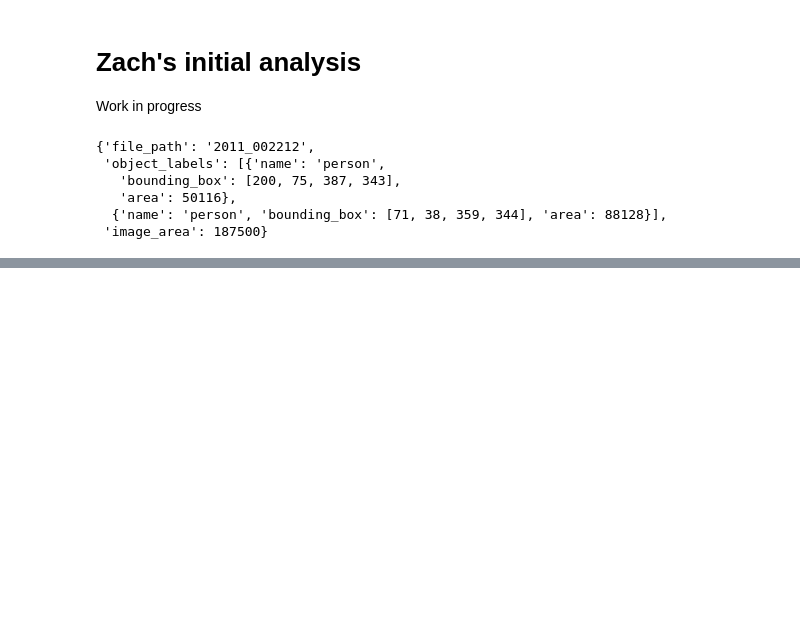
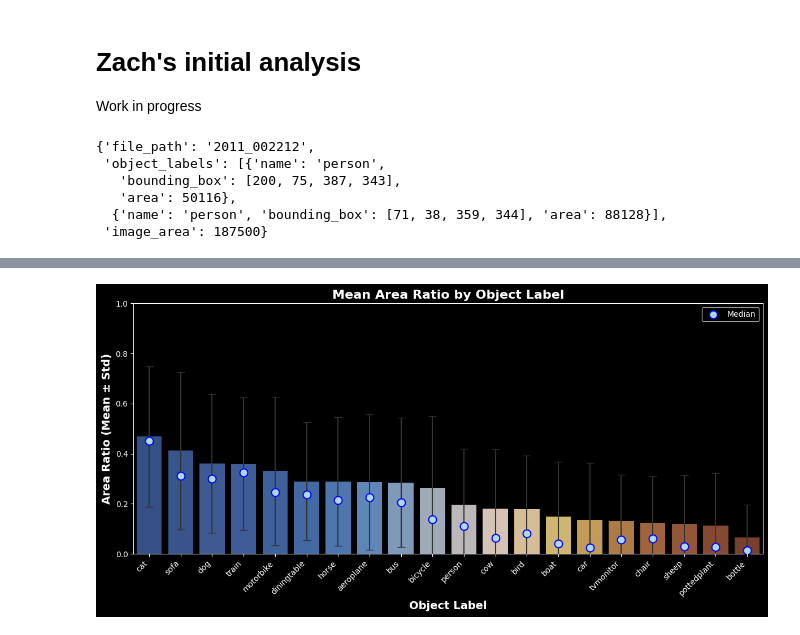
Before and after one commit to ZachParent/mai-object-recognition, a Jupyter notebook: practicals/p1/notes/0.3_dataset_analysis_2025-02-27.ipynb, the cells around one changed output, grey strips where cells are left out. Drawn from its saved outputs; the diff is of its cells as text; code cells hidden in the pictures; blank space fills up the shorter version.

Commit message:
add summary stats and plots

```diff
--- a/practicals/p1/notes/0.3_dataset_analysis_2025-02-27.ipynb
+++ b/practicals/p1/notes/0.3_dataset_analysis_2025-02-27.ipynb
@@ -112,0 +155,44 @@ First few rows:
+# %%
+import matplotlib.pyplot as plt
+from pypalettes import load_cmap
+
+sorted_stats = label_statistics.sort_values('mean_area_ratio', ascending=False)
+
+cmap = load_cmap('Alacena', cmap_type='continuous', reverse=True)
+colors = [cmap(i/len(sorted_stats)) for i in range(len(sorted_stats))]
+
+plt.figure(figsize=(12, 6))
+
+plt.bar(range(len(sorted_stats)),
+        sorted_stats['mean_area_ratio'],
+        yerr=sorted_stats['std_area_ratio'],
+        ecolor='#333333',
+        capsize=5,
+        color=colors)
+
+plt.xticks(range(len(sorted_stats)),
+           sorted_stats.index,
+           rotation=45,
+           ha='right')
+plt.xlabel('Object Label', fontsize=14, fontweight='bold')
+plt.ylabel('Area Ratio (Mean ± Std)', fontsize=14, fontweight='bold')
+plt.title('Mean Area Ratio by Object Label', fontsize=16, fontweight='bold')
+plt.scatter(range(len(sorted_stats)),
+           sorted_stats['median_area_ratio'],
+           marker='o',
+           color='lightblue',
+           edgecolor='blue',
+           linewidth=1.5,
+           s=100,
+           zorder=3,
+           label='Median')
+
+plt.xlim(-0.5, len(sorted_stats) - 0.5)
+plt.ylim(0, 1.0)
+plt.legend()
+
+
+plt.tight_layout()
+plt.show()
+# %% [output]
+[figure, added]
```
Also changed, not shown: parts of 2 cells of this notebook.
